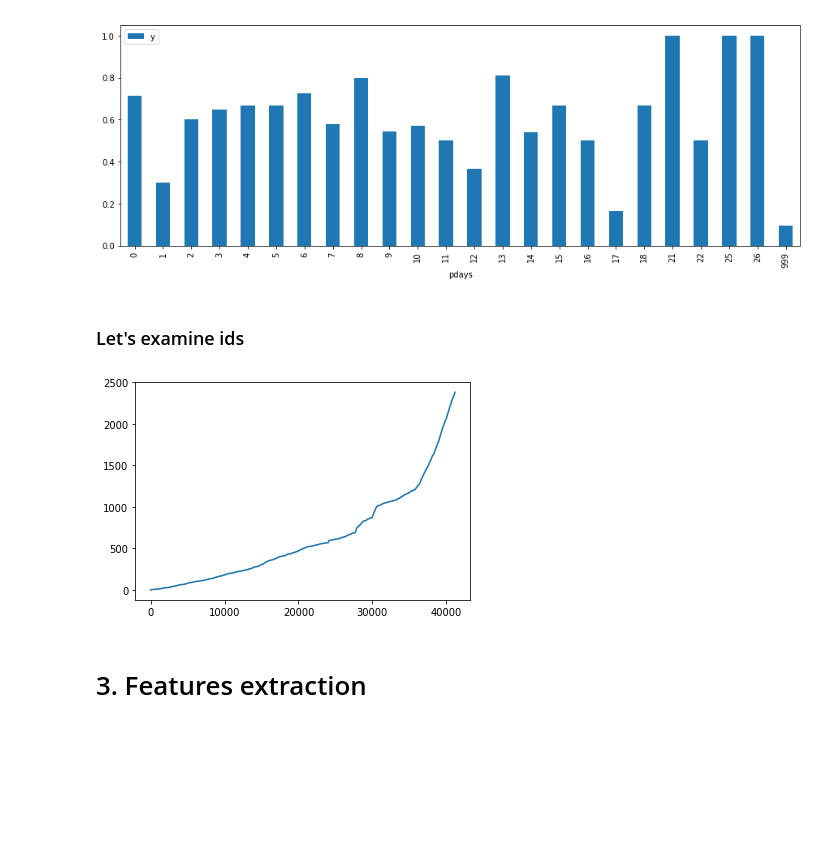
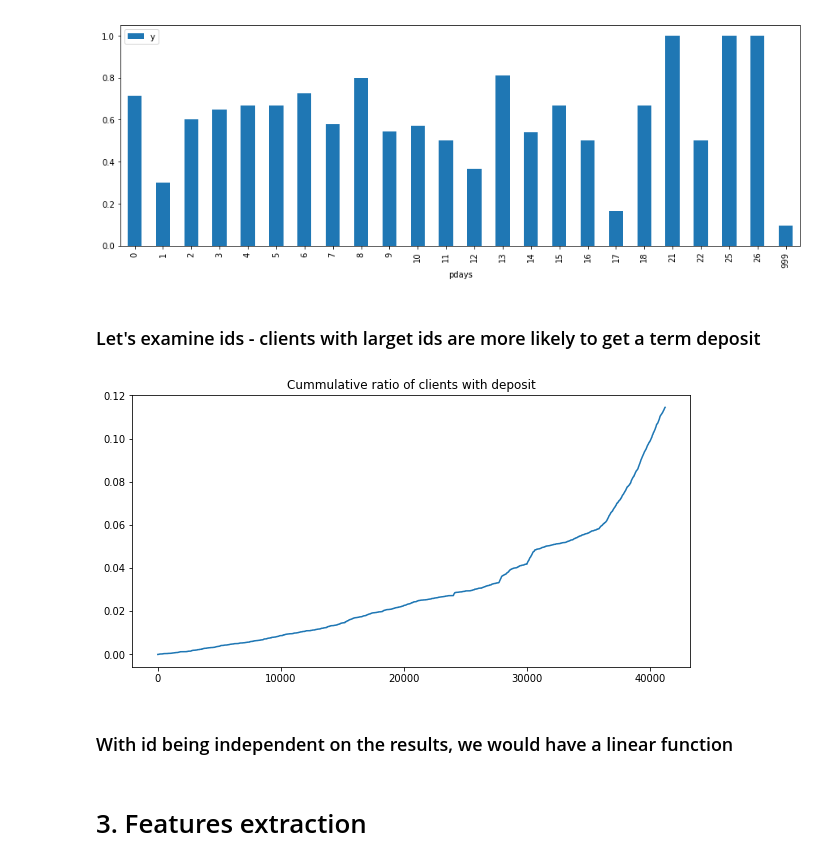
Before and after one commit to kmichael08/kaggle-banking-ml-predictions, a Jupyter notebook: experiments.ipynb, the cells around one changed output. Saved outputs shown, nothing was run; the diff lists cells and outputs as text; code cells hidden in the pictures; blank space fills up the shorter version.

```diff
--- a/experiments.ipynb
+++ b/experiments.ipynb
@@ -354,17 +354,21 @@ plt.show()
 [figure]
 [figure]
 # %% [markdown]
-### Let's examine ids
+### Let's examine ids - clients with larget ids are more likely to get a term deposit
 # %%
 new_df = train_df.get(['id', 'y'])
 new_df = new_df.sort_values('id')
 # %%
 x = new_df['id']
-y = np.cumsum(new_df['y'])
+y = np.cumsum(new_df['y']) / len(new_df)
+plt.figure(figsize=(10, 5))
 plt.plot(x, y)
+plt.title('Cummulative ratio of clients with deposit')
 plt.show()
 # %% [output]
-[figure, old version]
+[figure, new version]
+# %% [markdown]
+### With id being independent on the results, we would have a linear function
 # %% [markdown]
 # 3. Features extraction
 # %%
```
Also changed, not shown: parts of 9 cells of this notebook.
